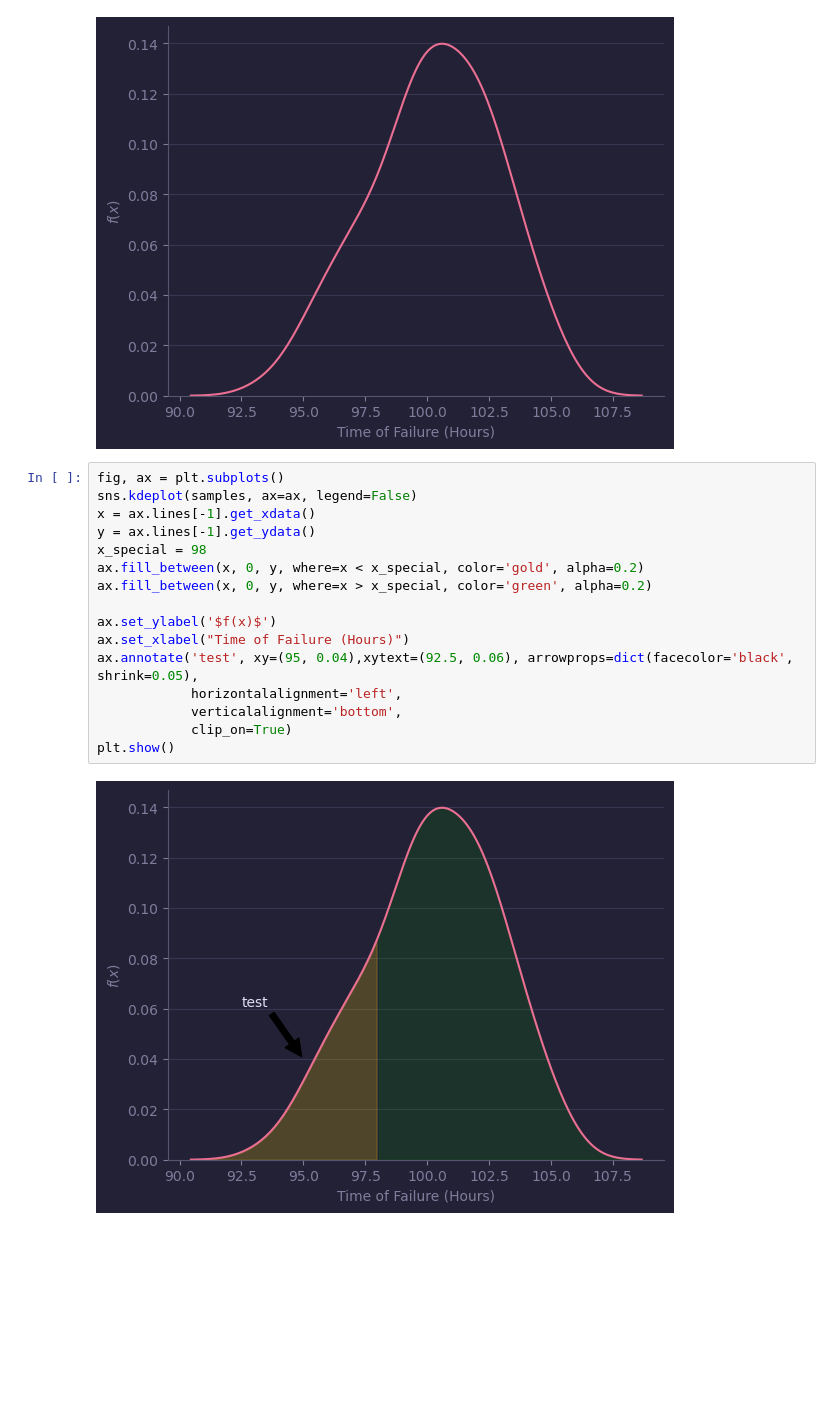
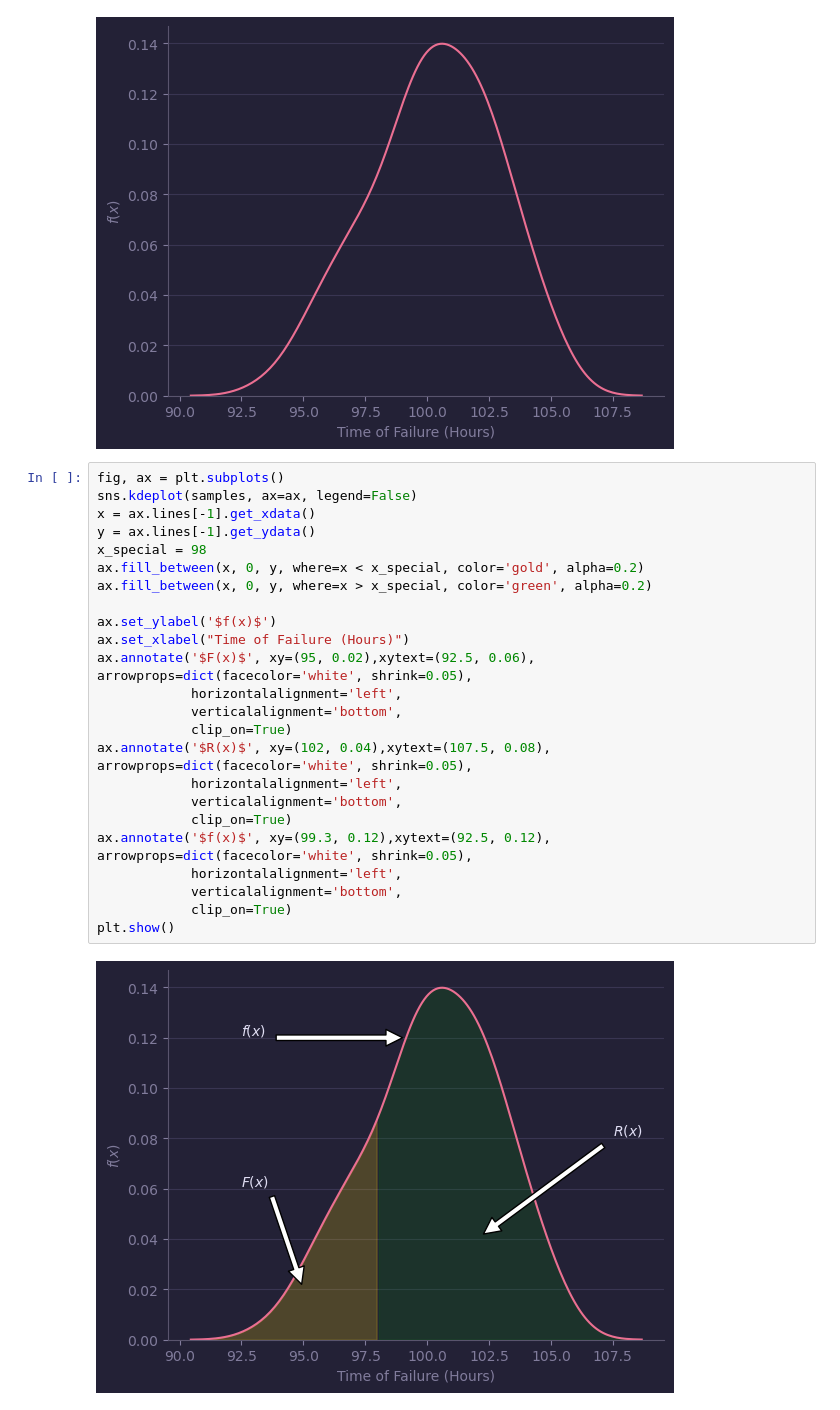
Before and after one commit to tomo5b/tomo5b.github.io, a Jupyter notebook: _draftposts/New folder/Plotting.ipynb, the cells around one changed output. Cells and saved outputs as stored; diff of their text form; blank space fills up the shorter version.

```diff
--- a/_draftposts/New folder/Plotting.ipynb
+++ b/_draftposts/New folder/Plotting.ipynb
@@ -30,18 +38,26 @@ Text(0, 0.5, '$f(x)$')
 # %%
 fig, ax = plt.subplots()
 sns.kdeplot(samples, ax=ax, legend=False)
 x = ax.lines[-1].get_xdata()
 y = ax.lines[-1].get_ydata()
 x_special = 98
 ax.fill_between(x, 0, y, where=x < x_special, color='gold', alpha=0.2)
 ax.fill_between(x, 0, y, where=x > x_special, color='green', alpha=0.2)
 
 ax.set_ylabel('$f(x)$')
 ax.set_xlabel("Time of Failure (Hours)")
-ax.annotate('test', xy=(95, 0.04),xytext=(92.5, 0.06), arrowprops=dict(facecolor='black', shrink=0.05),
+ax.annotate('$F(x)$', xy=(95, 0.02),xytext=(92.5, 0.06), arrowprops=dict(facecolor='white', shrink=0.05),
+            horizontalalignment='left',
+            verticalalignment='bottom',
+            clip_on=True)
+ax.annotate('$R(x)$', xy=(102, 0.04),xytext=(107.5, 0.08), arrowprops=dict(facecolor='white', shrink=0.05),
+            horizontalalignment='left',
+            verticalalignment='bottom',
+            clip_on=True)
+ax.annotate('$f(x)$', xy=(99.3, 0.12),xytext=(92.5, 0.12), arrowprops=dict(facecolor='white', shrink=0.05),
             horizontalalignment='left',
             verticalalignment='bottom',
             clip_on=True)
 plt.show()
 # %% [output]
-[figure, old version]
+[figure, new version]
```
Also changed, not shown: parts of 1 cell of this notebook, 1 other file.
